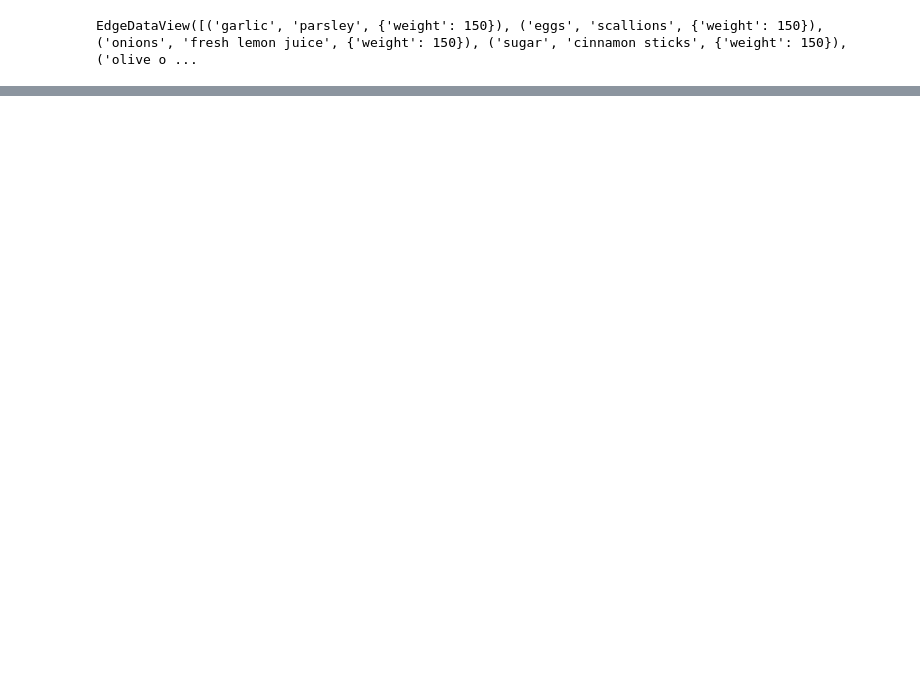
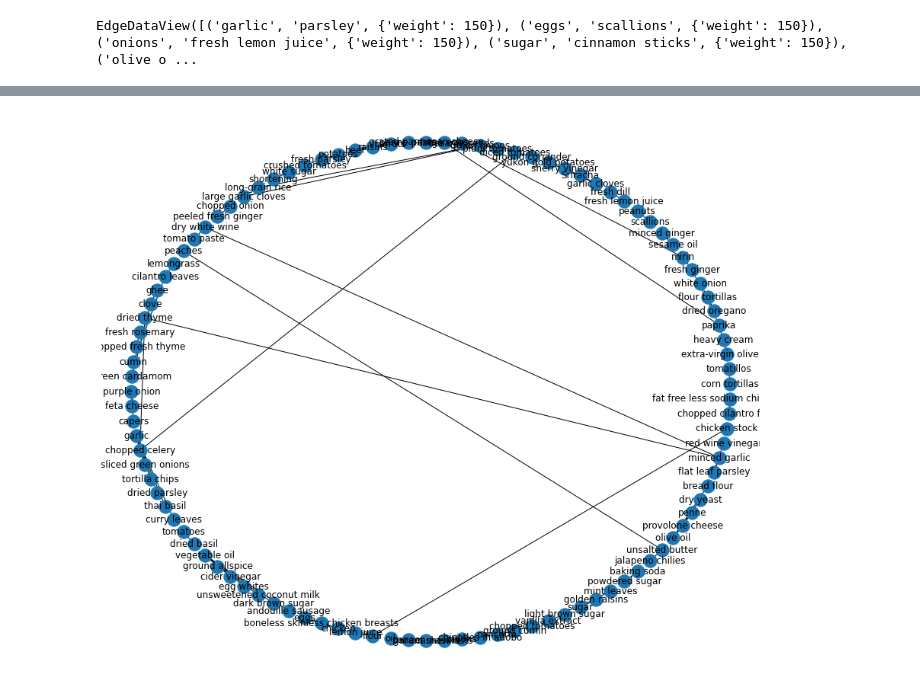
Before and after one commit to kirank6/Recommendation-Engine, a Jupyter notebook: Recipe_Graph.ipynb, the cells around one changed output, grey strips where cells are left out. Cells and saved outputs as stored; diff of their text form; code cells hidden in the pictures; blank space fills up the shorter version.

```diff
--- a/Recipe_Graph.ipynb
+++ b/Recipe_Graph.ipynb
@@ -264,7 +317,9 @@ EdgeDataView([('garlic', 'parsley', {'weight': 150}), ('eggs', 'scallions', {'we
 # %%
-#G_plot = island_fun(G_all, 60)
-#fig = plt.figure(figsize=(12, 10))
-#nx.draw_shell(G_plot, with_labels=True)
+G_plot = island_fun(G_all, 60)
+fig = plt.figure(figsize=(12, 10))
+nx.draw_shell(G_plot, with_labels=True)
 #plt.savefig("Ingredients_Graph.png") # save as png
+# %% [output]
+[figure, added]
 # %%
 #plt.savefig("Ingredients_Graph.png") # save as png
```
Also changed, not shown: parts of 81 cells of this notebook, 9 other files.
